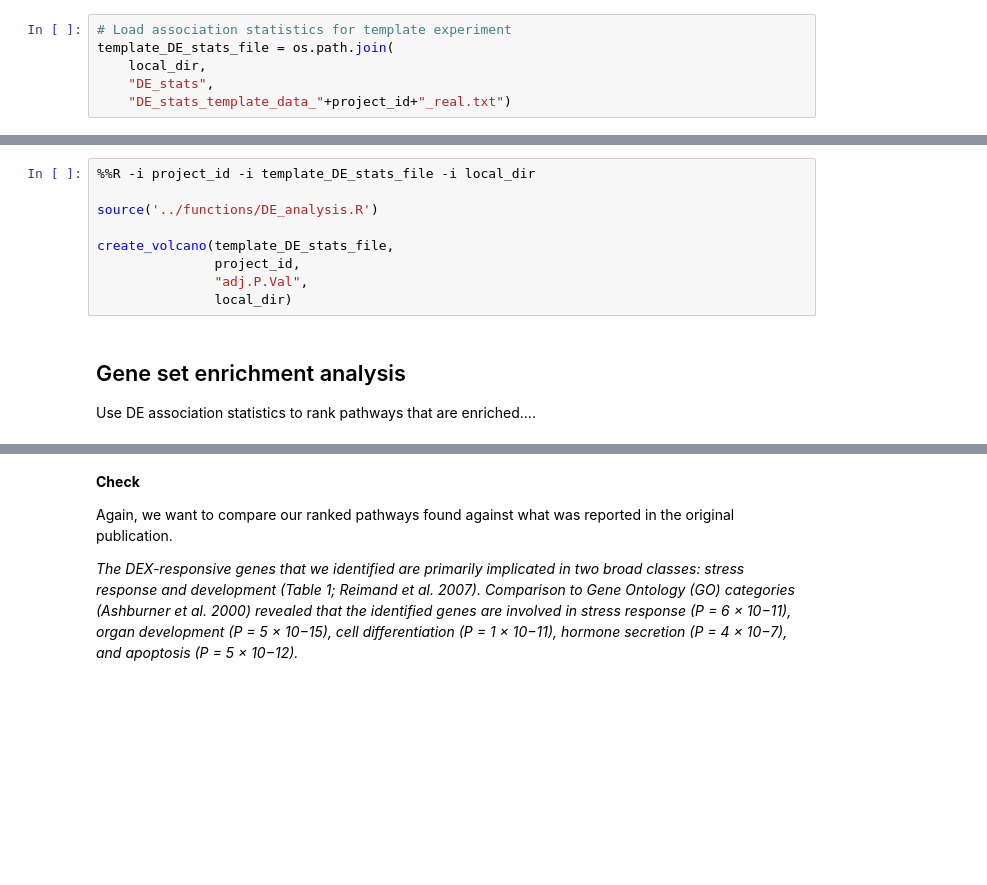
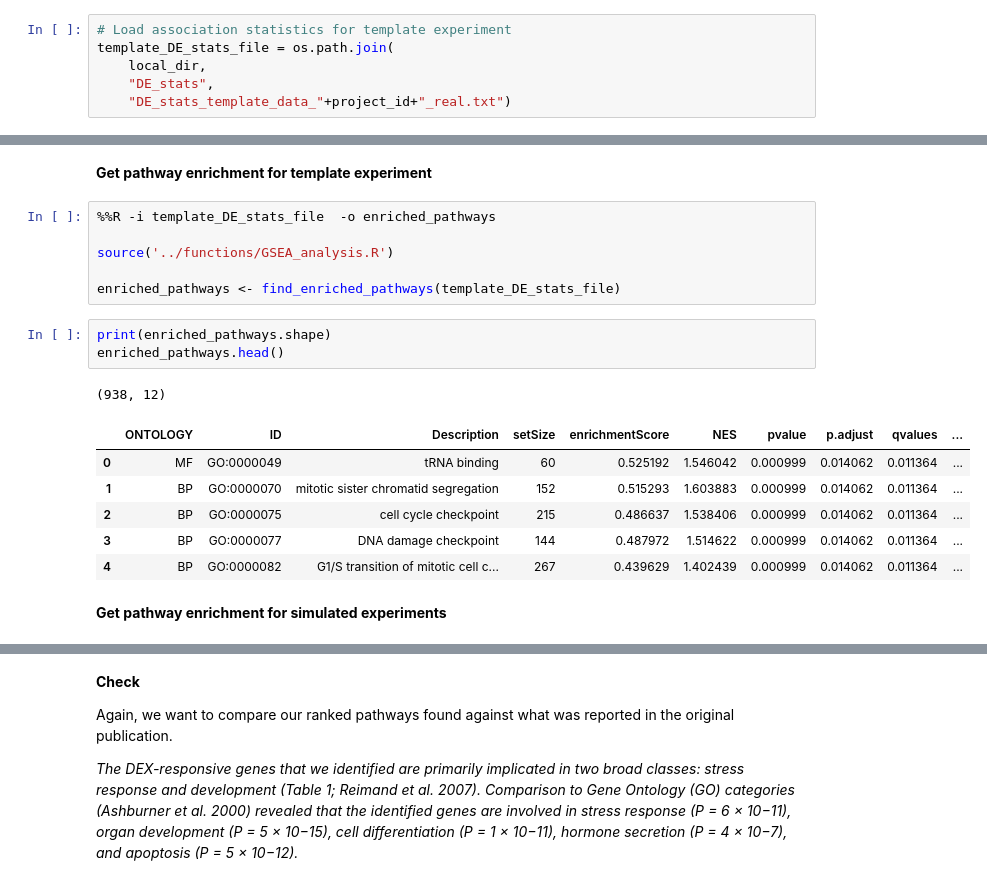
Before and after one commit to greenelab/simulate-expression-compendia, a Jupyter notebook: Rank_pathways/3_statistical_analyses.ipynb, the cells around one changed output, grey strips where cells are left out. Saved outputs shown, nothing was run; the diff lists cells and outputs as text; blank space fills up the shorter version.

Commit message:
update scripts with gsea calc

```diff
--- a/Rank_pathways/3_statistical_analyses.ipynb
+++ b/Rank_pathways/3_statistical_analyses.ipynb
@@ -173,12 +219,21 @@ library(EnhancedVolcano)
+# %% [markdown]
+**Get pathway enrichment for template experiment**
 # %%
-%%R -i project_id -i template_DE_stats_file -i local_dir
+%%R -i template_DE_stats_file  -o enriched_pathways
 
-source('../functions/DE_analysis.R')
+source('../functions/GSEA_analysis.R')
 
-create_volcano(template_DE_stats_file,
-               project_id,
-               "adj.P.Val",
-               local_dir)
+enriched_pathways <- find_enriched_pathways(template_DE_stats_file)
-# %% [markdown]
-## Gene set enrichment analysis
-Use DE association statistics to rank pathways that are enriched....
+# %%
+print(enriched_pathways.shape)
+enriched_pathways.head()
+# %% [output]
+(938, 12)
+|  | ONTOLOGY | ID | Description | setSize | enrichmentScore | NES | pvalue | p.adjust | qvalues | ... |
+| 0 | MF | GO:0000049 | tRNA binding | 60 | 0.525192 | 1.546042 | 0.000999 | 0.014062 | 0.011364 | ... |
+| 1 | BP | GO:0000070 | mitotic sister chromatid segregation | 152 | 0.515293 | 1.603883 | 0.000999 | 0.014062 | 0.011364 | ... |
+| 2 | BP | GO:0000075 | cell cycle checkpoint | 215 | 0.486637 | 1.538406 | 0.000999 | 0.014062 | 0.011364 | ... |
+| 3 | BP | GO:0000077 | DNA damage checkpoint | 144 | 0.487972 | 1.514622 | 0.000999 | 0.014062 | 0.011364 | ... |
+| 4 | BP | GO:0000082 | G1/S transition of mitotic cell c... | 267 | 0.439629 | 1.402439 | 0.000999 | 0.014062 | 0.011364 | ... |
+# %% [markdown]
+**Get pathway enrichment for simulated experiments**
```
Also changed, not shown: parts of 14 cells of this notebook, 4 other files.
